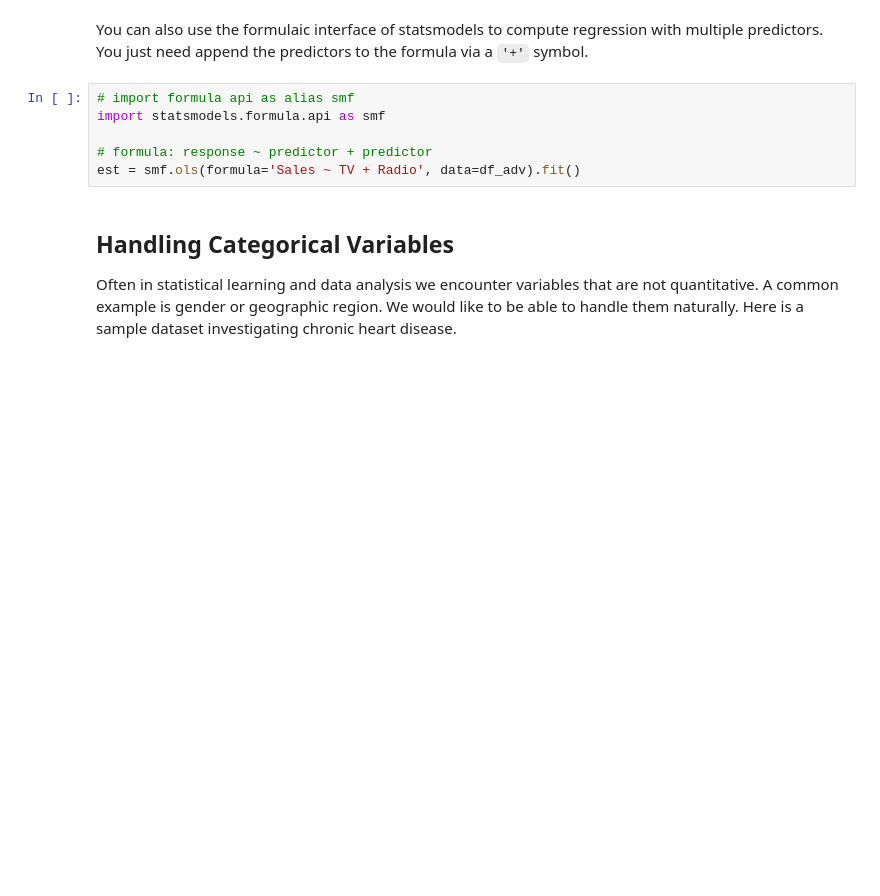
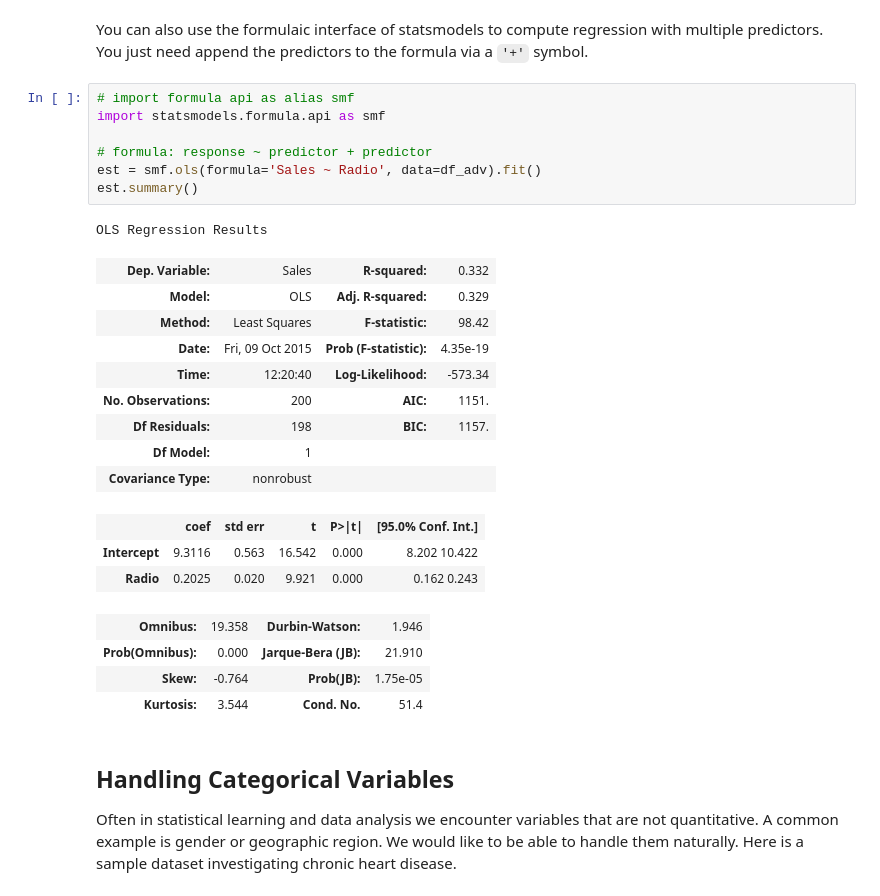
Before and after one commit to tomdyq/machine-learning-course, a Jupyter notebook: unit1-regression/notebook/multiple_regression_in_python.ipynb, the cells around one changed output. Drawn from its saved outputs; the diff is of its cells as text; blank space fills up the shorter version.

```diff
--- a/unit1-regression/notebook/multiple_regression_in_python.ipynb
+++ b/unit1-regression/notebook/multiple_regression_in_python.ipynb
@@ -73,9 +71,28 @@ You can also use the formulaic interface of statsmodels to compute regression wi
 # %%
 # import formula api as alias smf
 import statsmodels.formula.api as smf
 
 # formula: response ~ predictor + predictor
-est = smf.ols(formula='Sales ~ TV + Radio', data=df_adv).fit()
+est = smf.ols(formula='Sales ~ Radio', data=df_adv).fit()
+est.summary()
+# %% [output]
+OLS Regression Results
+| Dep. Variable: | Sales | R-squared: | 0.332 |
+| Model: | OLS | Adj. R-squared: | 0.329 |
+| Method: | Least Squares | F-statistic: | 98.42 |
+| Date: | Fri, 09 Oct 2015 | Prob (F-statistic): | 4.35e-19 |
+| Time: | 12:20:40 | Log-Likelihood: | -573.34 |
+| No. Observations: | 200 | AIC: | 1151. |
+| Df Residuals: | 198 | BIC: | 1157. |
+| Df Model: | 1 |  |  |
+| Covariance Type: | nonrobust |  |  |
+|  | coef | std err | t | P>|t| | [95.0% Conf. Int.] |
+| Intercept | 9.3116 | 0.563 | 16.542 | 0.000 | 8.202 10.422 |
+| Radio | 0.2025 | 0.020 | 9.921 | 0.000 | 0.162 0.243 |
+| Omnibus: | 19.358 | Durbin-Watson: | 1.946 |
+| Prob(Omnibus): | 0.000 | Jarque-Bera (JB): | 21.910 |
+| Skew: | -0.764 | Prob(JB): | 1.75e-05 |
+| Kurtosis: | 3.544 | Cond. No. | 51.4 |
 # %% [markdown]
 ## Handling Categorical Variables
 
```
Also changed, not shown: parts of 3 cells of this notebook, 10 other files.
